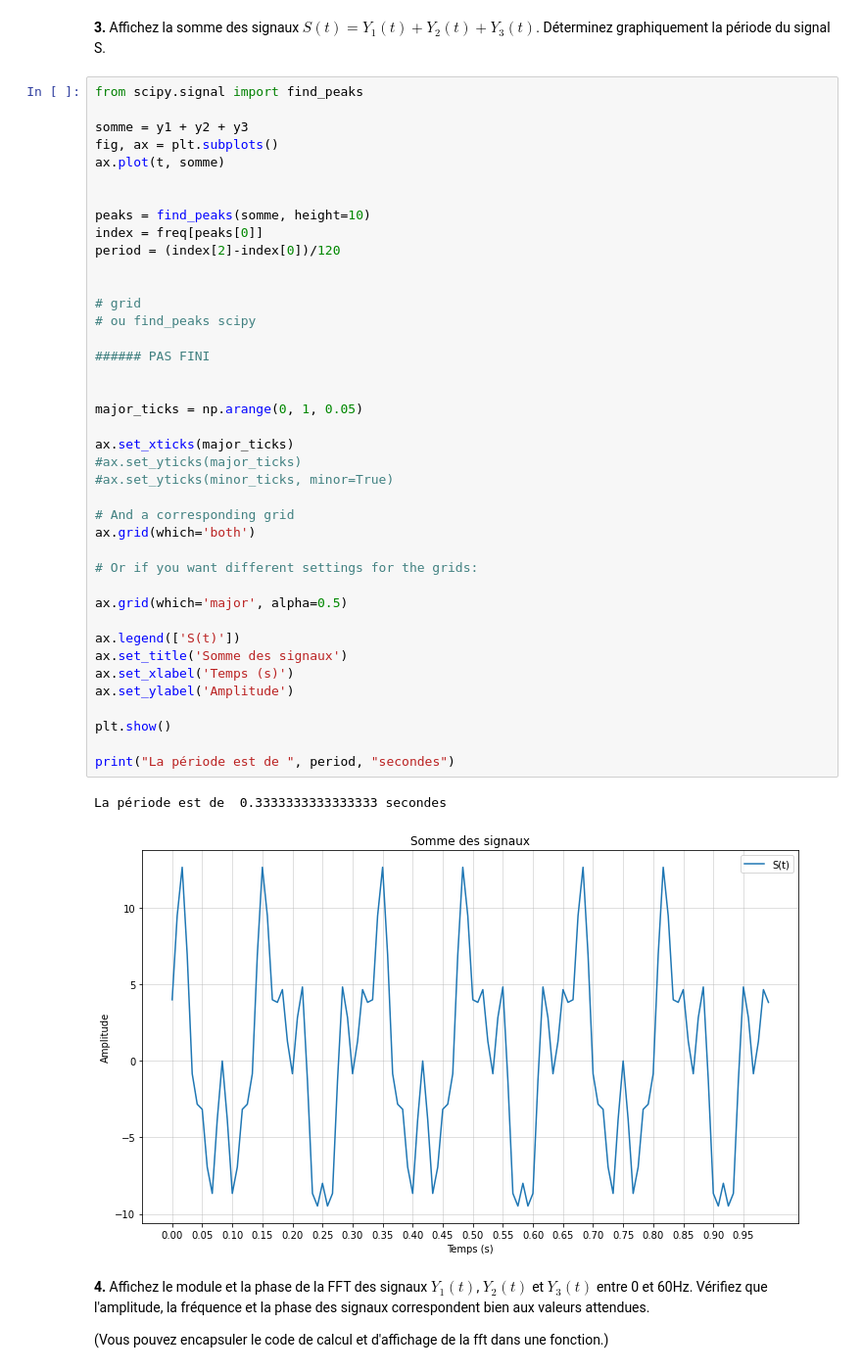
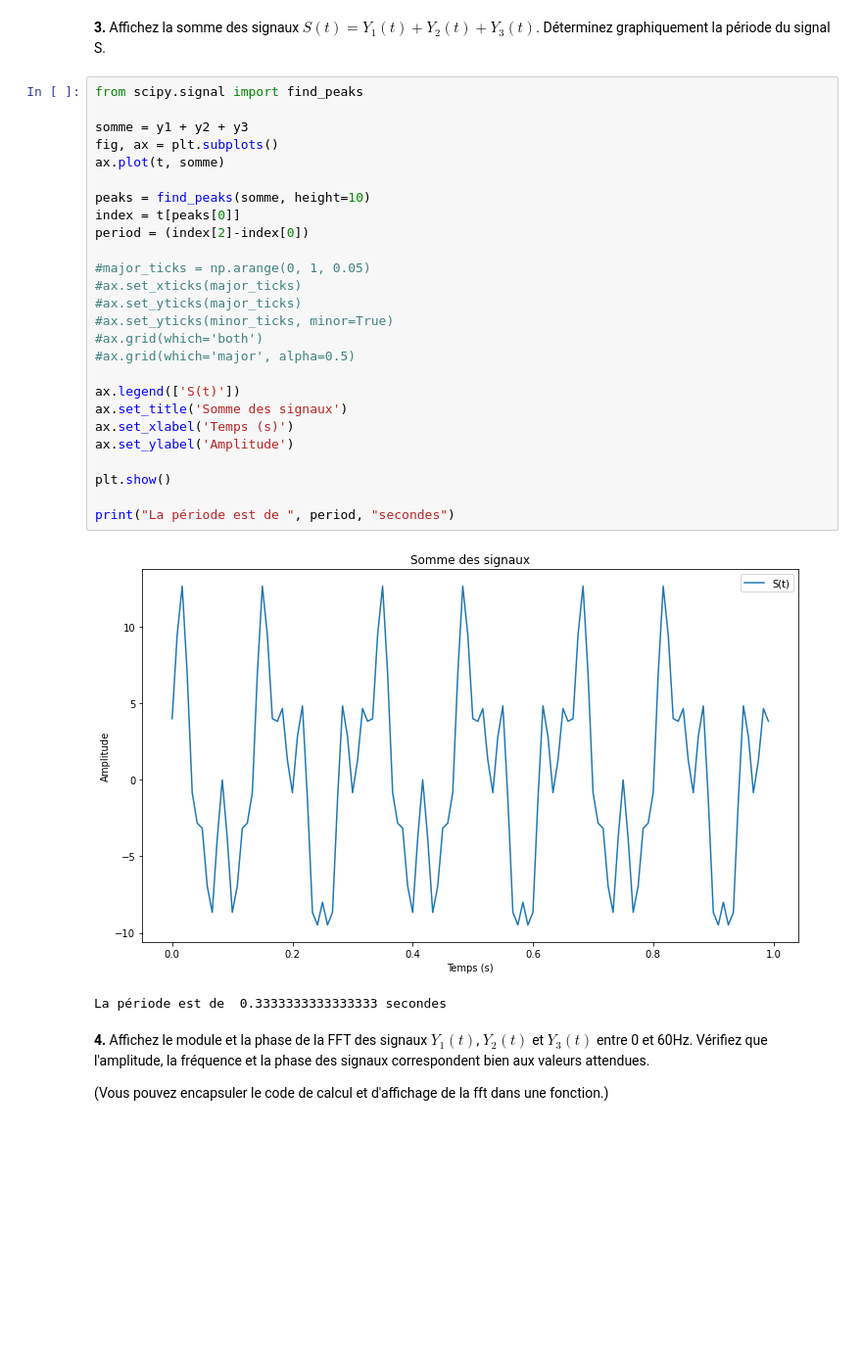
Before and after one commit to shuaisong9/Traitement_TP1, a Jupyter notebook: TP1/code/tp1_seance2.ipynb, the cells around one changed output. Shown: that part at 98% size. Cells and saved outputs as stored; diff of their text form; blank space fills up the shorter version.

```diff
--- a/TP1/code/tp1_seance2.ipynb
+++ b/TP1/code/tp1_seance2.ipynb
@@ -74,46 +64,32 @@ Text(0, 0.5, 'Amplitude')
 # %%
 from scipy.signal import find_peaks
 
 somme = y1 + y2 + y3
 fig, ax = plt.subplots()
 ax.plot(t, somme)
 
+peaks = find_peaks(somme, height=10)
+index = t[peaks[0]]
+period = (index[2]-index[0])
 
-peaks = find_peaks(somme, height=10)
-index = freq[peaks[0]]
-period = (index[2]-index[0])/120
-
-
-# grid
-# ou find_peaks scipy
-
-###### PAS FINI
-
-
-major_ticks = np.arange(0, 1, 0.05)
-
-ax.set_xticks(major_ticks)
+#major_ticks = np.arange(0, 1, 0.05)
+#ax.set_xticks(major_ticks)
 #ax.set_yticks(major_ticks)
 #ax.set_yticks(minor_ticks, minor=True)
-
-# And a corresponding grid
-ax.grid(which='both')
-
-# Or if you want different settings for the grids:
-
-ax.grid(which='major', alpha=0.5)
+#ax.grid(which='both')
+#ax.grid(which='major', alpha=0.5)
 
 ax.legend(['S(t)'])
 ax.set_title('Somme des signaux')
 ax.set_xlabel('Temps (s)')
 ax.set_ylabel('Amplitude')
 
 plt.show()
 
 print("La période est de ", period, "secondes")
 # %% [output]
+[figure, new version]
 La période est de  0.3333333333333333 secondes
-[figure, old version]
 # %% [markdown]
 **4.** Affichez le module et la phase de la FFT des signaux $Y_1(t)$, $Y_2(t)$ et $Y_3(t)$ entre 0 et 60Hz.
 Vérifiez que l'amplitude, la fréquence et la phase des signaux correspondent bien aux valeurs attendues.
```
Also changed, not shown: parts of 6 cells of this notebook.
